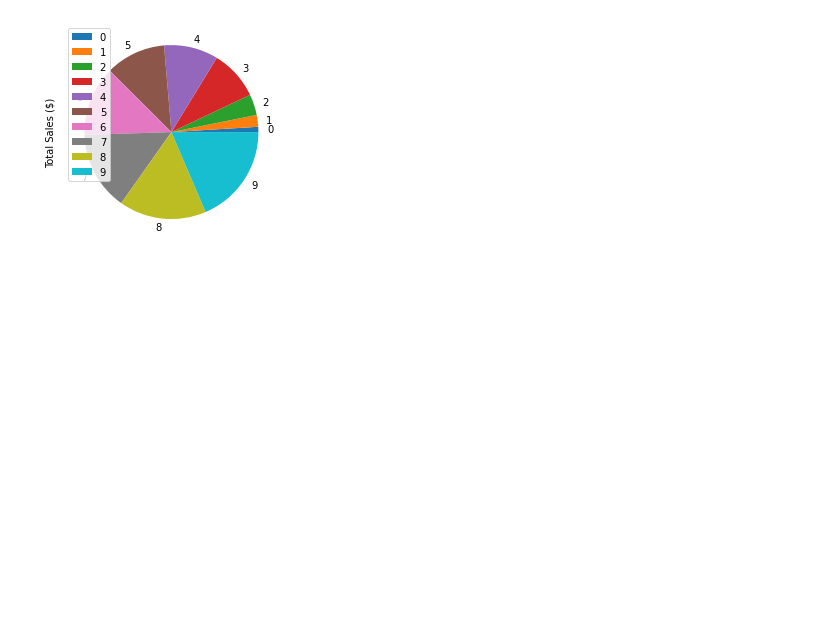
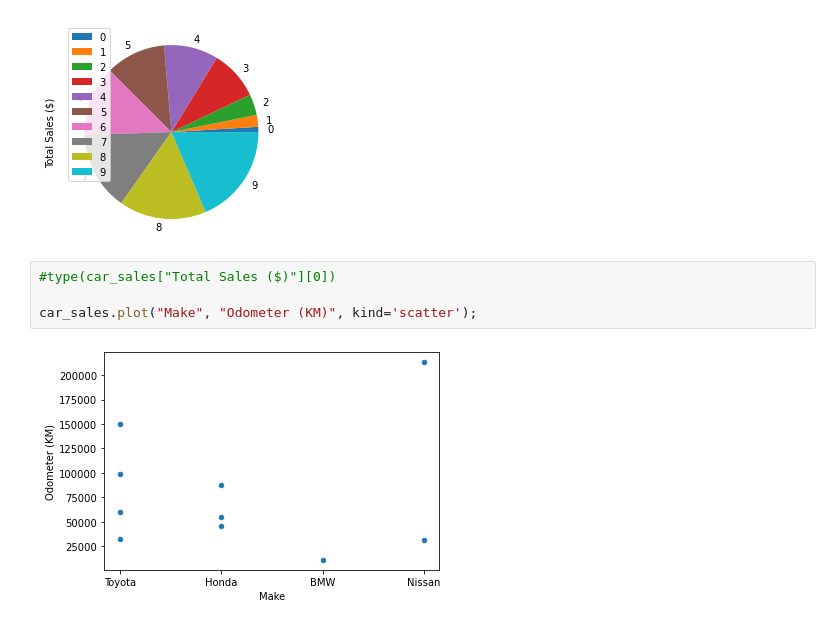
Before and after one commit to SaketMunda/ml-ds-tools-library-introduction, a Jupyter notebook: introduction-to-matplotlib.ipynb, the cells around one changed output. Saved outputs shown, nothing was run; the diff lists cells and outputs as text; blank space fills up the shorter version.

```diff
--- a/introduction-to-matplotlib.ipynb
+++ b/introduction-to-matplotlib.ipynb
@@ -322,3 +322,9 @@ car_sales.plot("Sale Date", "Total Sales ($)");
 car_sales.plot("Sale Date", "Total Sales ($)", kind='pie');
 # %% [output]
 [figure]
+# %%
+#type(car_sales["Total Sales ($)"][0])
+
+car_sales.plot("Make", "Odometer (KM)", kind='scatter');
+# %% [output]
+[figure, added]
```
Also changed, not shown: parts of 17 cells of this notebook, 2 other files.
